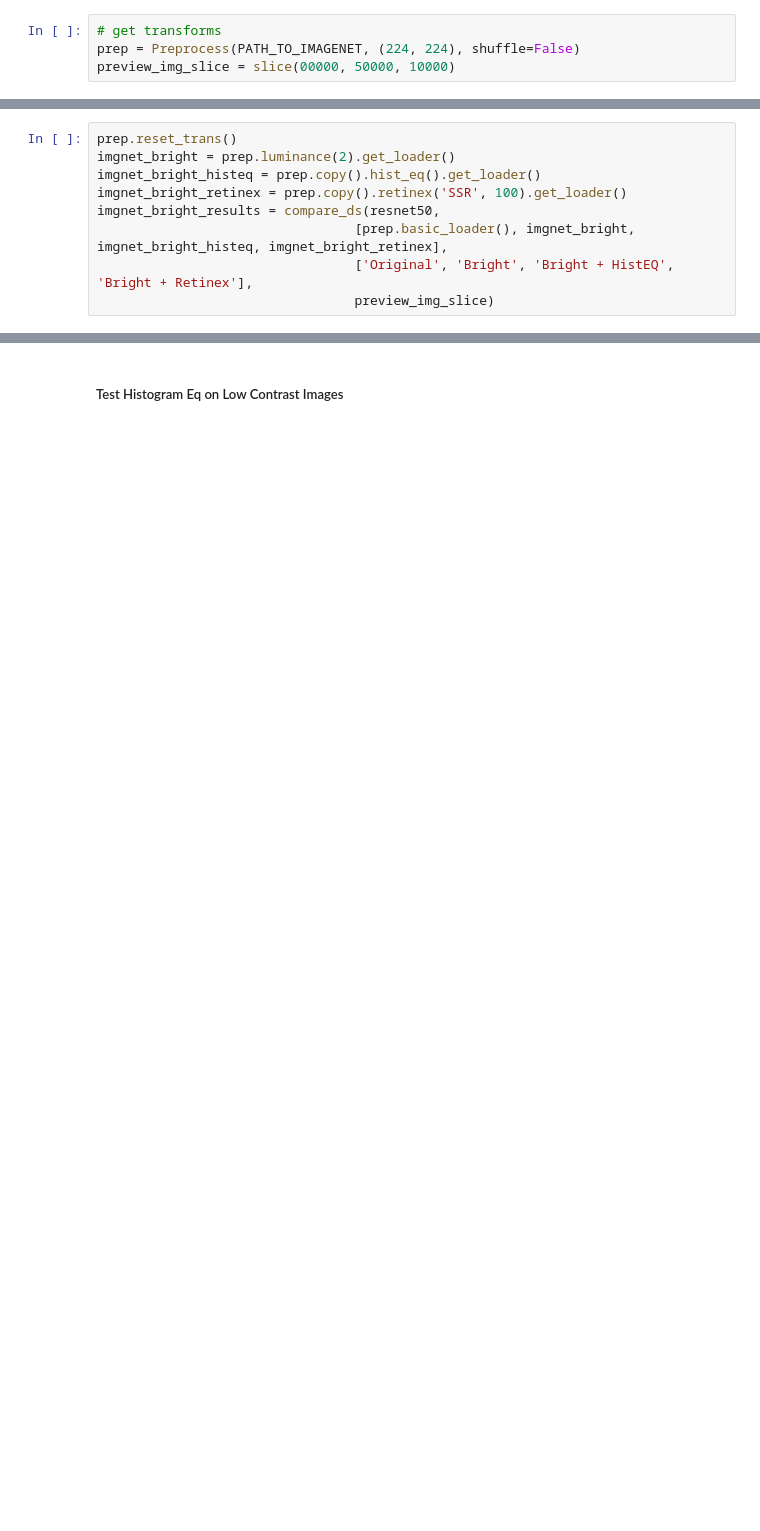
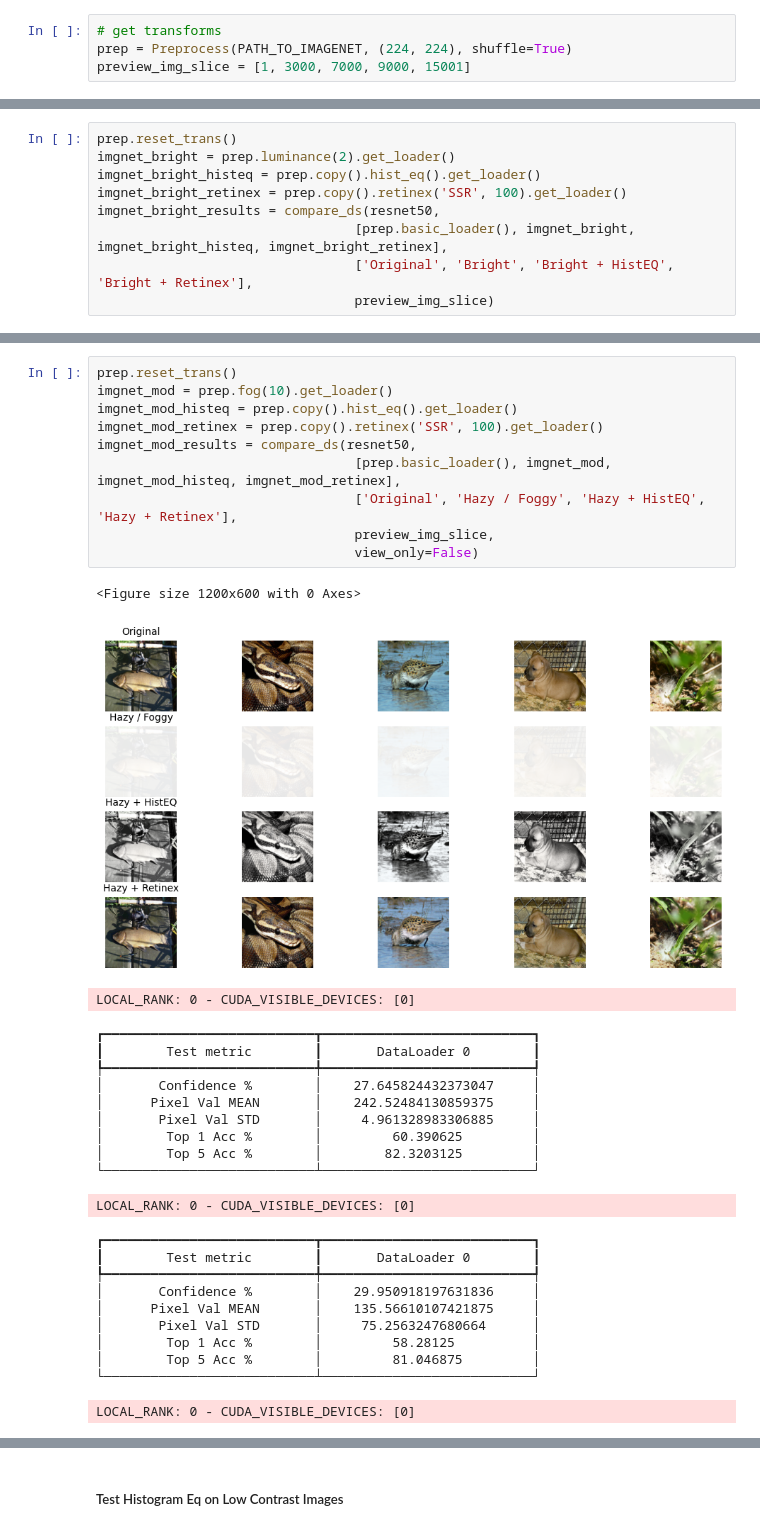
Before and after one commit to jjsuperpower/FIND, a Jupyter notebook: test_resnet.ipynb, the cells around one changed output, grey strips where cells are left out. Drawn from its saved outputs; the diff is of its cells as text; blank space fills up the shorter version.

```diff
--- a/test_resnet.ipynb
+++ b/test_resnet.ipynb
@@ -21,8 +20,8 @@ resnet50 = Model_Wrapper(resnet50)
 trainer = pl.Trainer(accelerator="auto", limit_test_batches=100)
 # %%
 # get transforms
-prep = Preprocess(PATH_TO_IMAGENET, (224, 224), shuffle=False)
-preview_img_slice = slice(00000, 50000, 10000)
+prep = Preprocess(PATH_TO_IMAGENET, (224, 224), shuffle=True)
+preview_img_slice = [1, 3000, 7000, 9000, 15001]
 # %%
 def compare_ds(model, datasets, labels, view_img_slice, view_only=False, figsize=(12,6), verbose=True, skip_results:list=[0]):
     results = {}
@@ -72,0 +75,34 @@ imgnet_bright_results = compare_ds(resnet50,
+# %%
+prep.reset_trans()
+imgnet_mod = prep.fog(10).get_loader()
+imgnet_mod_histeq = prep.copy().hist_eq().get_loader()
+imgnet_mod_retinex = prep.copy().retinex('SSR', 100).get_loader()
+imgnet_mod_results = compare_ds(resnet50,
+                                 [prep.basic_loader(), imgnet_mod, imgnet_mod_histeq, imgnet_mod_retinex],
+                                 ['Original', 'Hazy / Foggy', 'Hazy + HistEQ', 'Hazy + Retinex'],
+                                 preview_img_slice,
+                                 view_only=False)
+# %% [output]
+<Figure size 1200x600 with 0 Axes>
+[figure, added]
+LOCAL_RANK: 0 - CUDA_VISIBLE_DEVICES: [0]
+┏━━━━━━━━━━━━━━━━━━━━━━━━━━━┳━━━━━━━━━━━━━━━━━━━━━━━━━━━┓
+┃        Test metric        ┃       DataLoader 0        ┃
+┡━━━━━━━━━━━━━━━━━━━━━━━━━━━╇━━━━━━━━━━━━━━━━━━━━━━━━━━━┩
+│       Confidence %        │    27.645824432373047     │
+│      Pixel Val MEAN       │    242.52484130859375     │
+│       Pixel Val STD       │     4.961328983306885     │
+│        Top 1 Acc %        │         60.390625         │
+│        Top 5 Acc %        │        82.3203125         │
+└───────────────────────────┴───────────────────────────┘
+LOCAL_RANK: 0 - CUDA_VISIBLE_DEVICES: [0]
+┏━━━━━━━━━━━━━━━━━━━━━━━━━━━┳━━━━━━━━━━━━━━━━━━━━━━━━━━━┓
+┃        Test metric        ┃       DataLoader 0        ┃
+┡━━━━━━━━━━━━━━━━━━━━━━━━━━━╇━━━━━━━━━━━━━━━━━━━━━━━━━━━┩
+│       Confidence %        │    29.950918197631836     │
+│      Pixel Val MEAN       │    135.56610107421875     │
+│       Pixel Val STD       │     75.2563247680664      │
+│        Top 1 Acc %        │         58.28125          │
+│        Top 5 Acc %        │         81.046875         │
+└───────────────────────────┴───────────────────────────┘
+LOCAL_RANK: 0 - CUDA_VISIBLE_DEVICES: [0]
```
Also changed, not shown: parts of 12 cells of this notebook, 2 other files.
